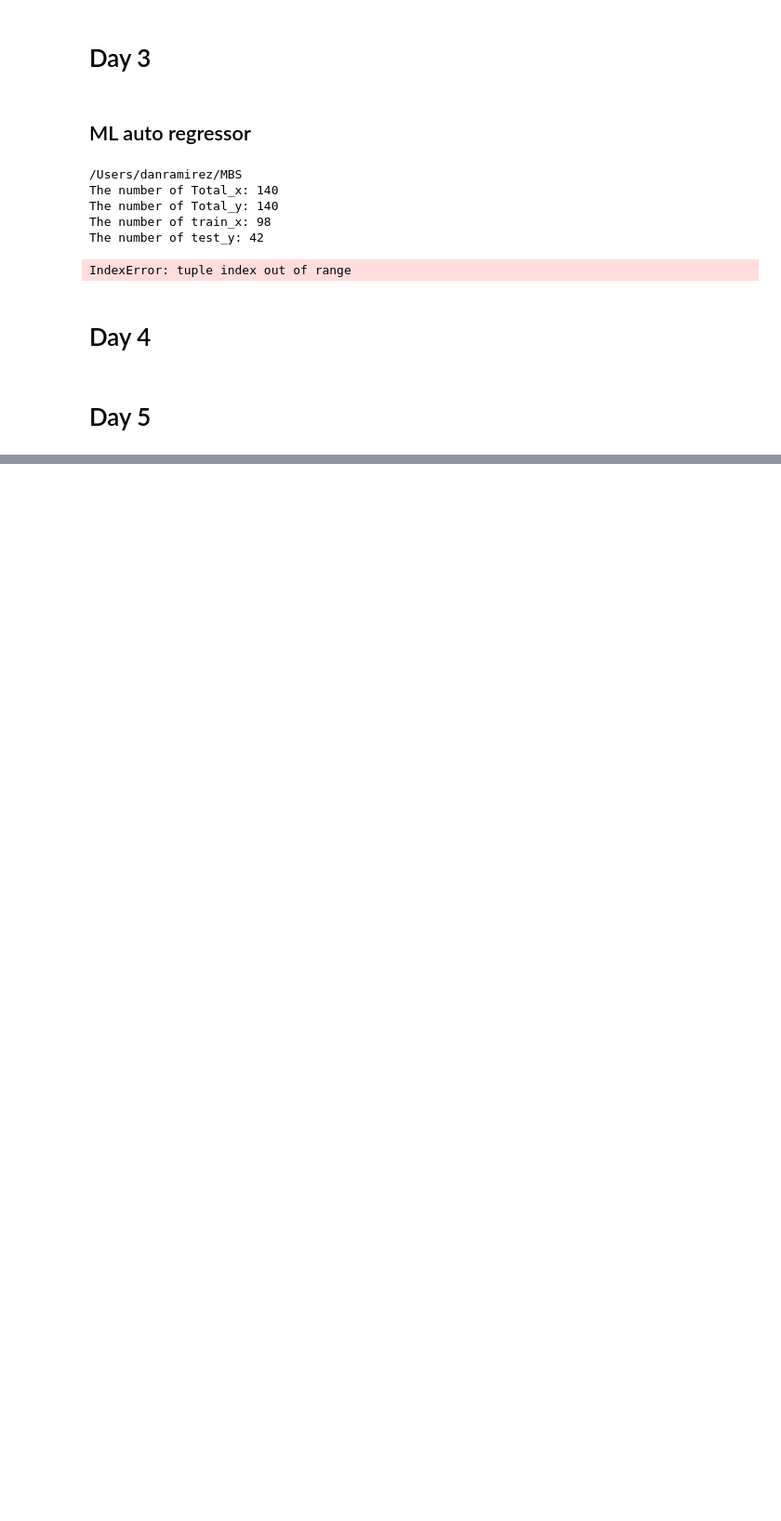
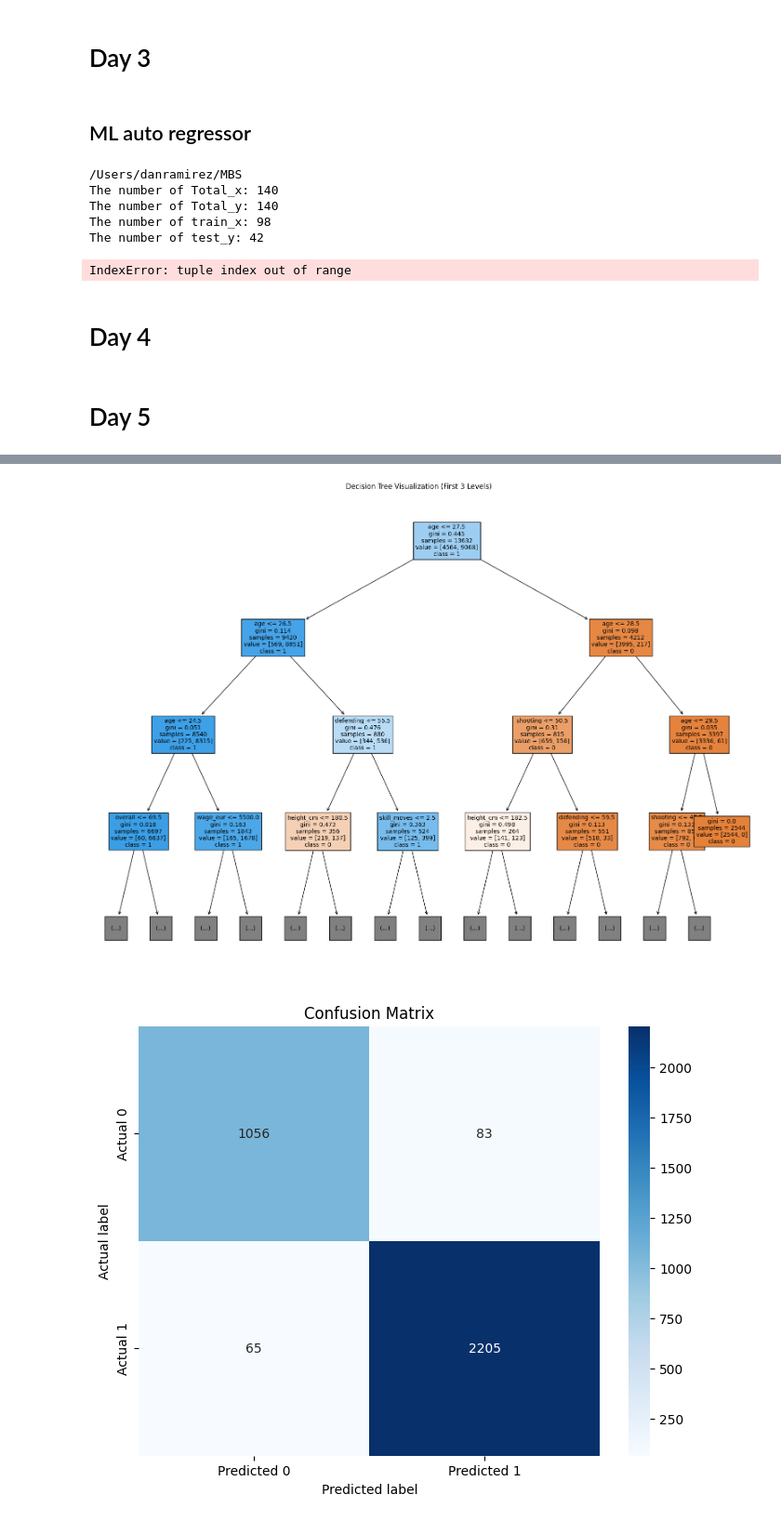
Before and after one commit to Dandata0101/MBS-projects, a Jupyter notebook: x-workspace_class_2ndSemester.ipynb, the cells around one changed output, grey strips where cells are left out. Shown at 93% size. Cells and saved outputs as stored; diff of their text form; code cells hidden in the pictures; blank space fills up the shorter version.

```diff
--- a/x-workspace_class_2ndSemester.ipynb
+++ b/x-workspace_class_2ndSemester.ipynb
@@ -571,0 +462,73 @@ international_reputation    0.000296
+# %%
+import os
+import pandas as pd
+import numpy as np
+import matplotlib.pyplot as plt
+from sklearn.model_selection import train_test_split
+from sklearn.tree import DecisionTreeClassifier, plot_tree
+from sklearn.metrics import accuracy_score, confusion_matrix, classification_report
+import seaborn as sns
+
+# Function to calculate entropy
+def calculate_entropy(proportions):
+    return -np.sum([p * np.log2(p) for p in proportions if p > 0])
+
+# Function to estimate entropy at each depth of the decision tree
+def estimate_entropy_at_depths(dt_model, X, y):
+    decision_paths = dt_model.decision_path(X).toarray()
+    class_probabilities = dt_model.predict_proba(X)
+    entropy_at_depths = {depth: {'entropy_sum': 0, 'count': 0} for depth in range(dt_model.tree_.max_depth + 1)}
+
+    for sample_path, class_probs in zip(decision_paths, class_probabilities):
+        leaf_depth = np.sum(sample_path) - 1
+        sample_entropy = calculate_entropy(class_probs)
+        entropy_at_depths[leaf_depth]['entropy_sum'] += sample_entropy
+        entropy_at_depths[leaf_depth]['count'] += 1
+
+    average_entropy_at_depths = {depth: entropy_info['entropy_sum'] / entropy_info['count']
+                                 for depth, entropy_info in entropy_at_depths.items() if entropy_info['count'] > 0}
+
+    return average_entropy_at_depths
+
+# Your existing code for loading the data and training the model
+current_directory = os.getcwd()
+file = os.path.join(current_directory, "01-data/DT_FIFA", "DecisionTree_FIFA.xlsx")
+df = pd.read_excel(file)
+
+X = df.drop(['sofifa_id', 'short_name', 'target', 'value_in_thousand_euro', 'wage_in_thousand_euro'], axis=1)
+y = df['target']
+
+X_train, X_test, y_train, y_test = train_test_split(X, y, test_size=0.2, random_state=42)
+
+dt_model = DecisionTreeClassifier(random_state=42)
+dt_model.fit(X_train, y_train)
+
+y_pred = dt_model.predict(X_test)
+accuracy = accuracy_score(y_test, y_pred)
+print(f"Model Accuracy: {accuracy * 100:.2f}%")
+
+# Estimate and display the average entropy at each depth
+average_entropy_at_depths = estimate_entropy_at_depths(dt_model, X_train, y_train)
+for depth, entropy in average_entropy_at_depths.items():
+    print(f"Depth {depth}: Average Entropy = {entropy:.4f}")
+
+# Visualization and other metrics
+plt.figure(figsize=(20,15))
+plot_tree(dt_model, filled=True, feature_names=X.columns, class_names=['0', '1'], max_depth=3, fontsize=10)
+plt.title("Decision Tree Visualization (First 3 Levels)")
+plt.show()
+
+cm = confusion_matrix(y_test, y_pred)
+plt.figure(figsize=(8, 6))
+sns.heatmap(cm, annot=True, fmt="d", cmap="Blues", xticklabels=['Predicted 0', 'Predicted 1'], yticklabels=['Actual 0', 'Actual 1'])
+plt.title('Confusion Matrix')
+plt.ylabel('Actual label')
+plt.xlabel('Predicted label')
+plt.show()
+
+report = classification_report(y_test, y_pred)
+print(report)
+
+feature_importances = pd.DataFrame(dt_model.feature_importances_, index=X.columns, columns=["Importance"]).sort_values(by="Importance", ascending=False)
+print(feature_importances)
+# %% [output]
@@ -571,0 +554,2 @@ international_reputation    0.000296
+[figure, added]
+[figure, added]
```
Also changed, not shown: parts of 2 cells of this notebook.
